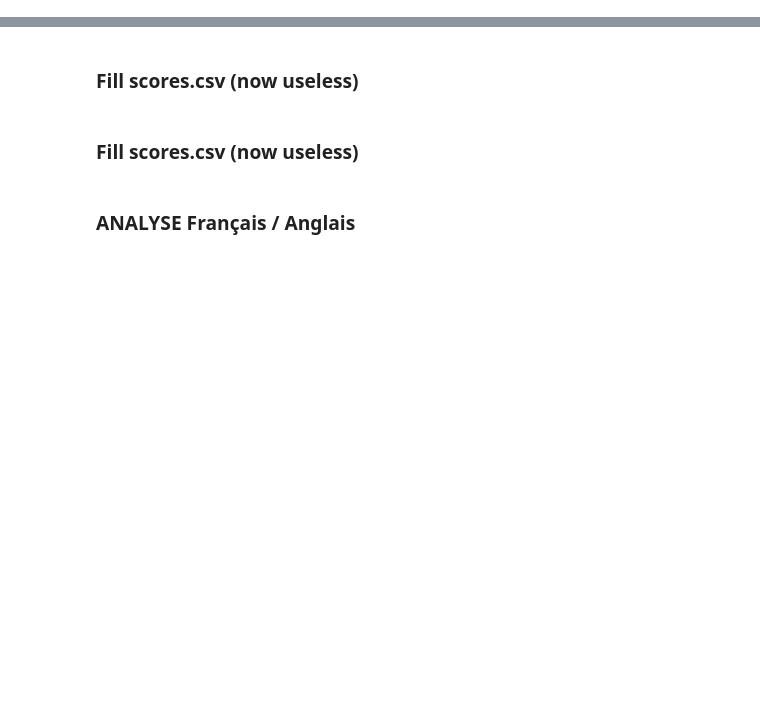
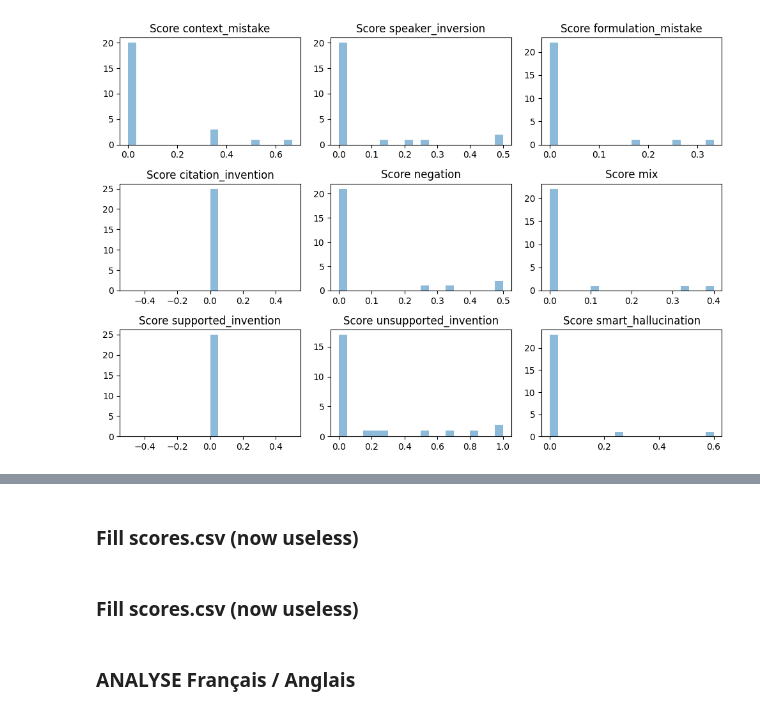
Before and after one commit to Indyuce/meeting-summerization-model-evaluation, a Jupyter notebook: python/english_french/analysis.ipynb, the cells around one changed output, grey strips where cells are left out. Drawn from its saved outputs; the diff is of its cells as text; code cells hidden in the pictures; blank space fills up the shorter version.

```diff
--- a/python/english_french/analysis.ipynb
+++ b/python/english_french/analysis.ipynb
@@ -45,0 +40,10 @@ J'espère que ça marche
+# %%
+nb_batch = "4"
+df = pd.read_csv("results/" + nb_batch + "/scores.csv")
+df = df[df["consistency"]==1]
+df = df[df["input_language"]==1]
+
+hallucination_scores = ["context_mistake", "speaker_inversion", "formulation_mistake", "citation_invention", "negation", "mix", "supported_invention", "unsupported_invention", "smart_hallucination"]
+
+for score in hallucination_scores:
+    print(score + " : " + str(round(df[score].sum()/len(df), 3)))
@@ -45,0 +62,85 @@ J'espère que ça marche
+# %%
+batches = {"0", "1", "2", "3", "4"}
+hallucination_scores = ["context_mistake", "speaker_inversion", "formulation_mistake", "citation_invention", "negation", "mix", "supported_invention", "unsupported_invention", "smart_hallucination"]
+
+text_to_score = {}
+input_list = {} # Pour chaque inout path associe le nb d'échantillons générés associés
+
+for nb_batch in batches:
+    df = pd.read_csv("results/" + nb_batch + "/scores.csv")
+    df = df[df["consistency"]==1]
+    df = df[df["input_language"]==1]
+
+    for i in range(len(df)):
+        row = df.iloc[i]
+        input_path = row["input_path"]
+        if input_path not in input_list:
+            input_list[input_path] = 0
+        input_list[input_path] += 1
+
+        if input_path not in text_to_score:
+            text_to_score[input_path] = {}
+
+        score_storage = text_to_score[input_path]
+
+        for score in hallucination_scores:
+
+            if score not in score_storage:
+                score_storage[score] = 0
+            score_storage[score] += float(row[score])
+            if score=="speaker_inversion" and input_path == "dialogsum_4_text_en.json":
+                print(row[score])
+
+historigrams = {score:[] for score in hallucination_scores}
+
+bests = {input_path for input_path in input_list}
+worsts = {score:[] for score in hallucination_scores}
+laliste = {}
+
+
+for input_path in input_list:
+    text = text_to_score[input_path]
+
+    for score in hallucination_scores:
+        historigrams[score].append(text[score]/input_list[input_path])
+        if text[score]/input_list[input_path] > 0.05:
+            if input_path in bests:
+                bests.remove(input_path)
+        if text[score]/input_list[input_path] > 0.2:
+            worsts[score].append(input_path)
+            if input_list[input_path] > 2:
+                print(" --- " + input_path + " " + score + " : " + str(text[score]/input_list[input_path]))
+
+fig, axes = plt.subplots(3, 3, figsize=(10, 7))  # 3 rows, 3 columns
+(i,j) = (0,0)
+for score in hallucination_scores:
+    axes[i][j].hist(historigrams[score], bins=20, alpha=0.5)
+    axes[i][j].set_title("Score " + score)
+    if j==2:
+        j=0
+        i+=1
+    else:
+        j+=1
+# Adjust layout
+plt.tight_layout()
+
+# Display the plot
+plt.show()
+bests_reliable = {best for best in bests}
+for best in bests:
+    if input_list[best] <= 2:
+        bests_reliable.remove(best)
+
+worsts_reliable = {score:{worst for worst in worsts[score]} for score in hallucination_scores}
+for score in hallucination_scores:
+    for worst in worsts[score]:
+        if input_list[worst] <= 2:
+            worsts_reliable[score].remove(worst)
+print(bests_reliable)
+print()
+print(bests)
+print()
+print(worsts_reliable)
+print()
+print(worsts)
+# %% [output]
@@ -45,0 +164 @@ J'espère que ça marche
+[figure, added]
```
Also changed, not shown: parts of 10 cells of this notebook, 15 other files.
